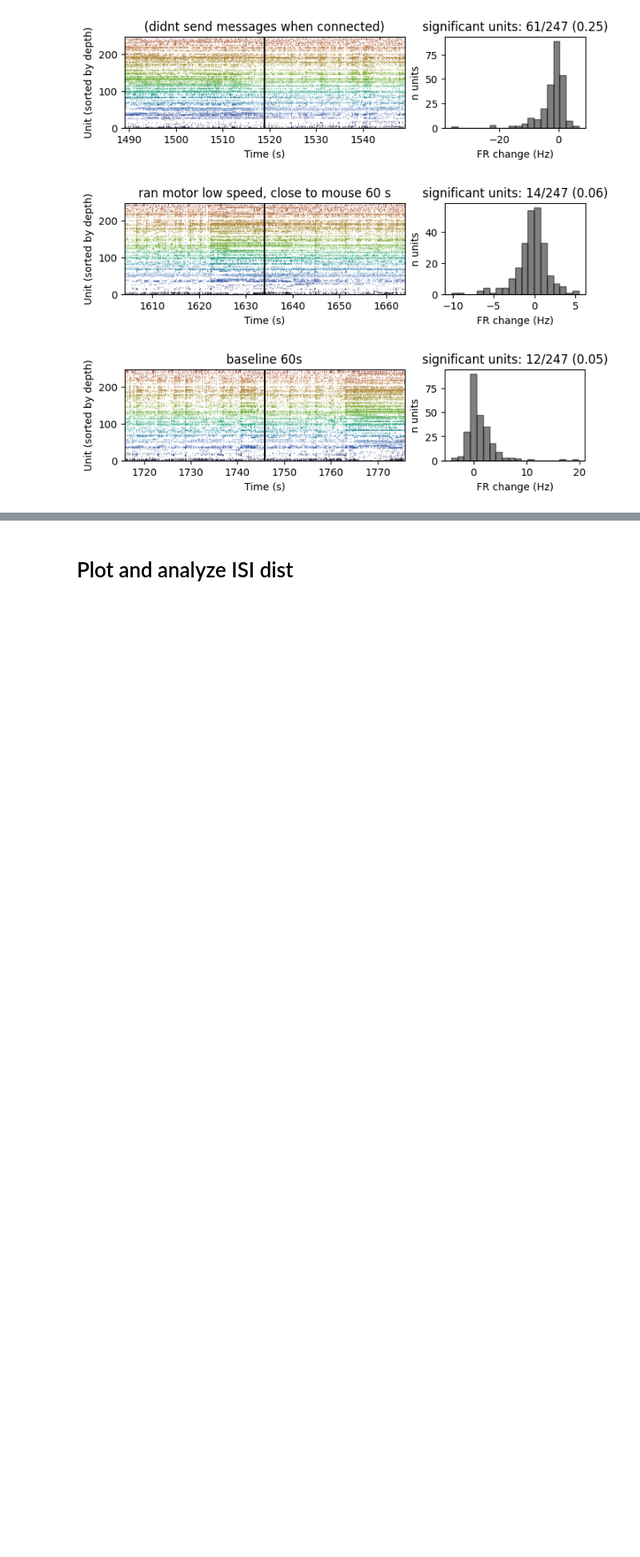
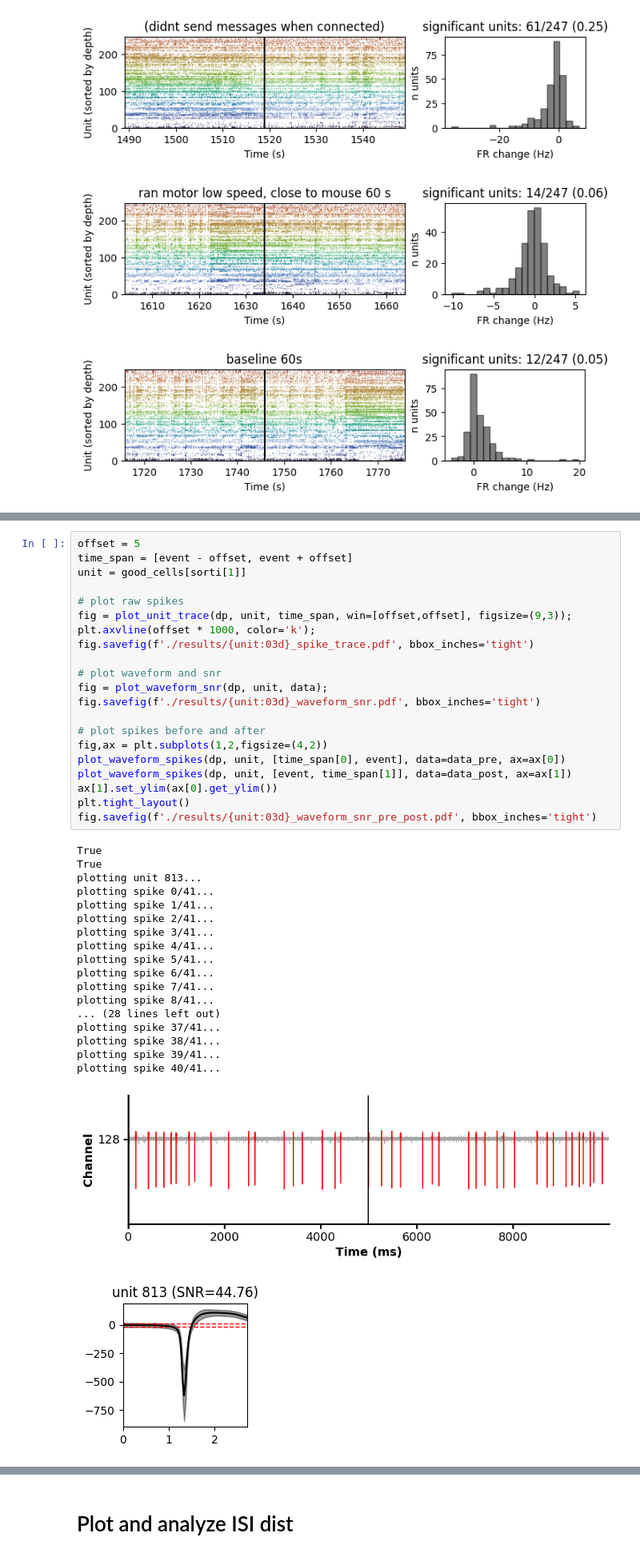
Before and after one commit to chris-angeloni/mpfc-pilot, a Jupyter notebook: robot_analysis.ipynb, the cells around one changed output, grey strips where cells are left out. Shown at 80% size. Cells and saved outputs as stored; diff of their text form; blank space fills up the shorter version.

```diff
--- a/robot_analysis.ipynb
+++ b/robot_analysis.ipynb
@@ -189,0 +399,41 @@ for event in messages.keys():
+# %%
+offset = 5
+time_span = [event - offset, event + offset]
+unit = good_cells[sorti[1]]
+
+# plot raw spikes
+fig = plot_unit_trace(dp, unit, time_span, win=[offset,offset], figsize=(9,3));
+plt.axvline(offset * 1000, color='k');
+fig.savefig(f'./results/{unit:03d}_spike_trace.pdf', bbox_inches='tight')
+
+# plot waveform and snr
+fig = plot_waveform_snr(dp, unit, data);
+fig.savefig(f'./results/{unit:03d}_waveform_snr.pdf', bbox_inches='tight')
+
+# plot spikes before and after
+fig,ax = plt.subplots(1,2,figsize=(4,2))
+plot_waveform_spikes(dp, unit, [time_span[0], event], data=data_pre, ax=ax[0])
+plot_waveform_spikes(dp, unit, [event, time_span[1]], data=data_post, ax=ax[1])
+ax[1].set_ylim(ax[0].get_ylim())
+plt.tight_layout()
+fig.savefig(f'./results/{unit:03d}_waveform_snr_pre_post.pdf', bbox_inches='tight')
+# %% [output]
+True
+True
+plotting unit 813...
+plotting spike 0/41...
+plotting spike 1/41...
+plotting spike 2/41...
+plotting spike 3/41...
+plotting spike 4/41...
+plotting spike 5/41...
+plotting spike 6/41...
+plotting spike 7/41...
+plotting spike 8/41...
+... (28 lines left out)
+plotting spike 37/41...
+plotting spike 38/41...
+plotting spike 39/41...
+plotting spike 40/41...
+[figure, added]
+[figure, added]
```
Also changed, not shown: parts of 15 cells of this notebook, 2 other files.
